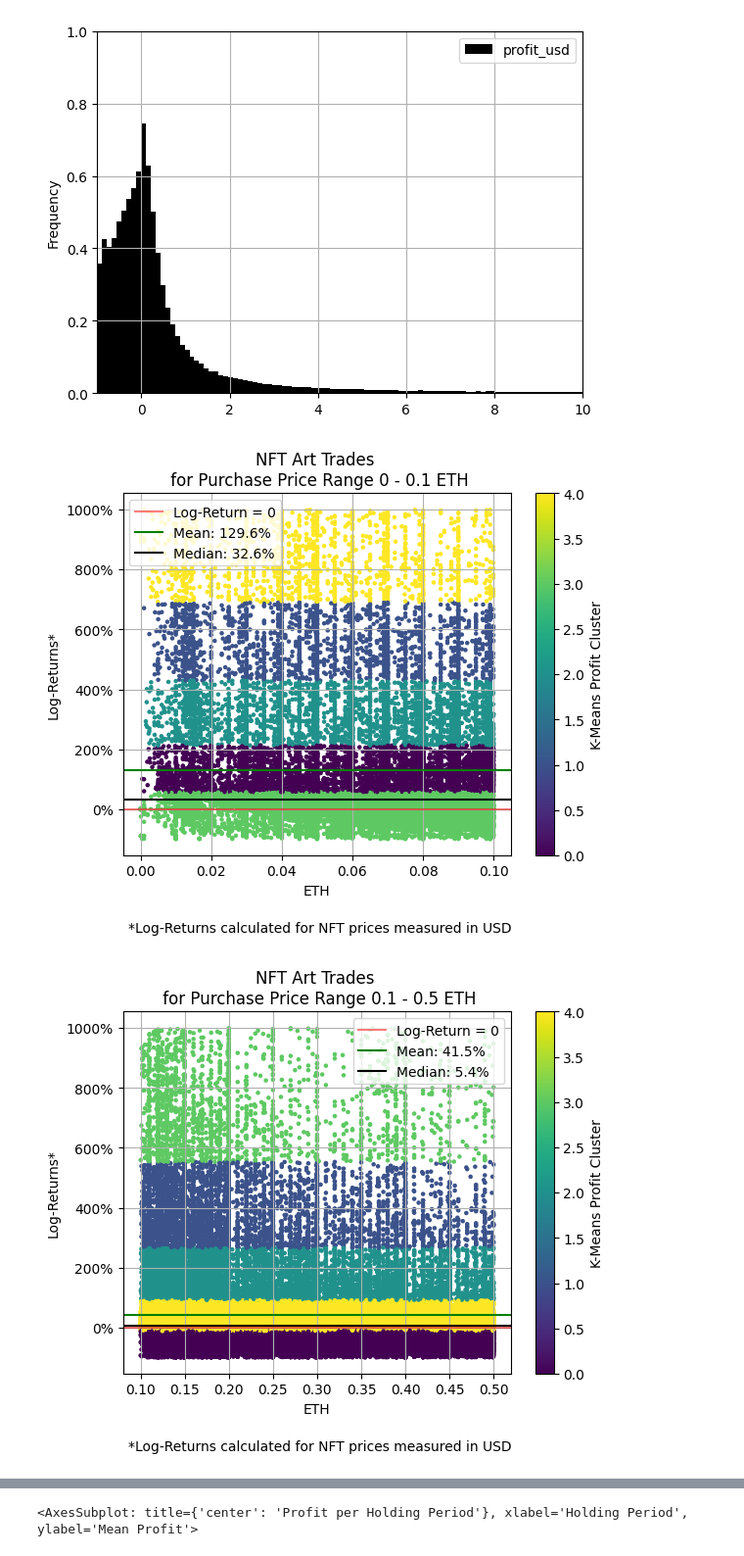
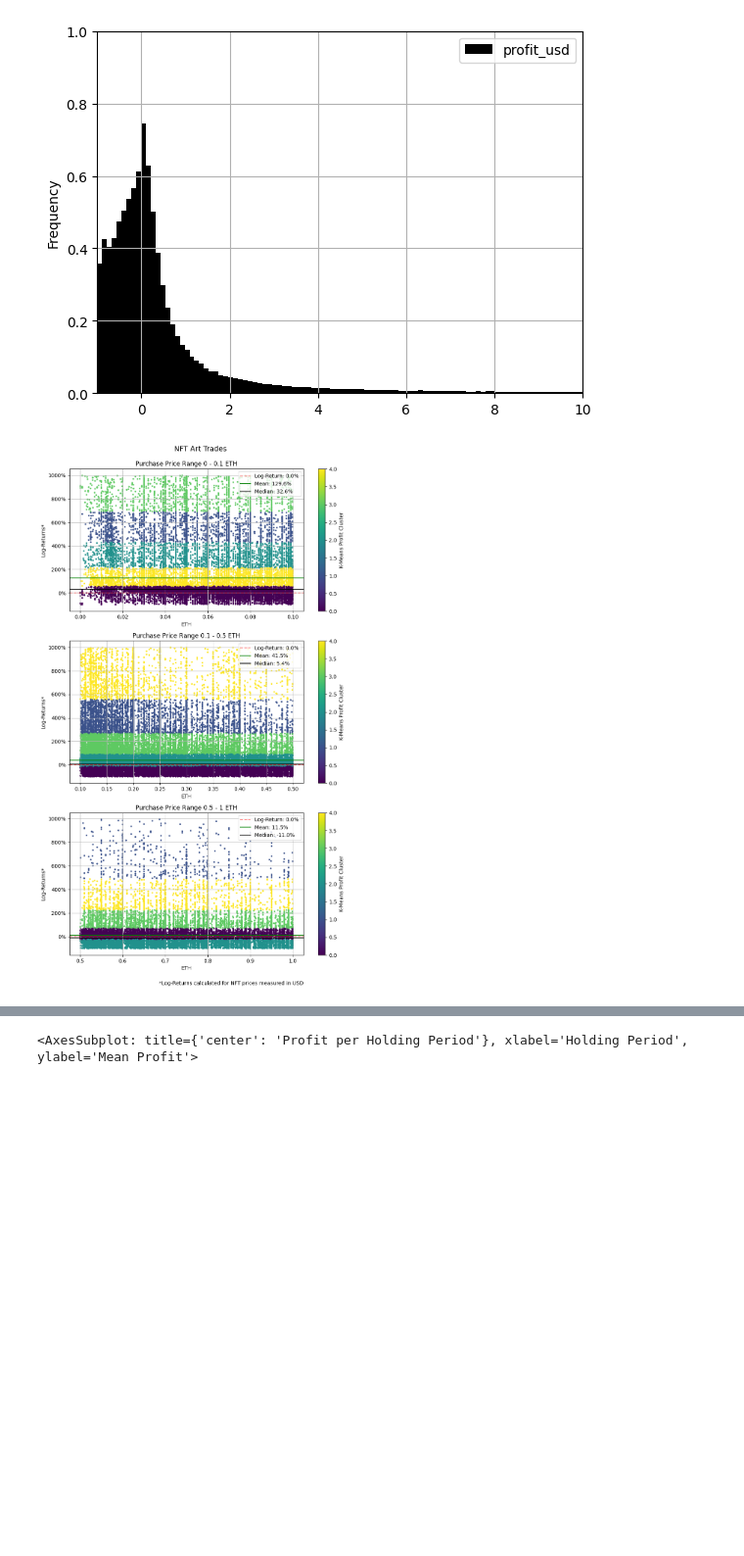
Before and after one commit to vfcapital/bachelor-thesis, a Jupyter notebook: bachelorthesis/notebooks/trade_analysis.ipynb, the cells around one changed output, grey strips where cells are left out. Shown at 98% size. Saved outputs shown, nothing was run; the diff lists cells and outputs as text; code cells hidden in the pictures; blank space fills up the shorter version.

```diff
--- a/bachelorthesis/notebooks/trade_analysis.ipynb
+++ b/bachelorthesis/notebooks/trade_analysis.ipynb
@@ -364,8 +358,24 @@ def get_return_per_eth(nft_trades, min_eth, max_eth):
 # %%
 a = 0
-for i in [0.1, 0.5, 1, 10, 20, 100]:
-    get_return_per_eth(nft_trades_outlier_reduced, a, i)
-    a = i
+i = 1
+eth_splits = [0.1, 0.5, 1, 10, 20, 100]
+
+
+fig, axes = plt.subplots(nrows=3, ncols=1, figsize=(9, 15))
+axes = axes.ravel()
+cols = eth_splits
+
+for col, eth_max, ax in zip(cols, eth_splits[:3], axes):
+    get_return_per_eth(nft_trades_outlier_reduced, a, eth_max, ax)
+    a = eth_max
+    i += 1
+fig.suptitle('NFT Art Trades \n', fontsize=14)
+ax.annotate("*Log-Returns calculated for NFT prices measured in USD",
+        xy = (1.0, -0.2), xycoords='axes fraction',ha='right',va="center"
+               )
+
+fig.tight_layout()
+plt.savefig("notebooks/nft_trades1.png")
+plt.show()
 # %% [output]
-[figure, old version]
+[figure, new version]
-[figure, removed]
```
Also changed, not shown: parts of 3 cells of this notebook, 5 other files.
